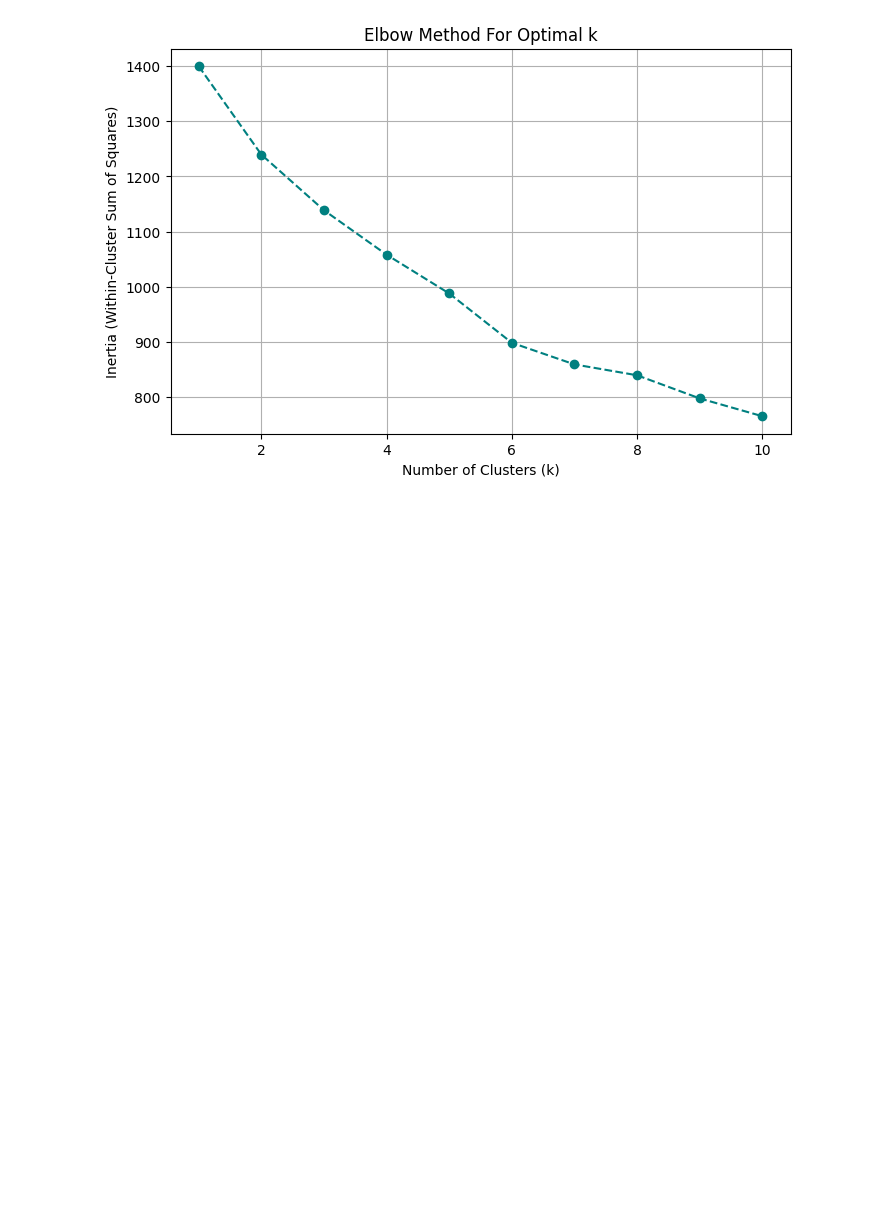
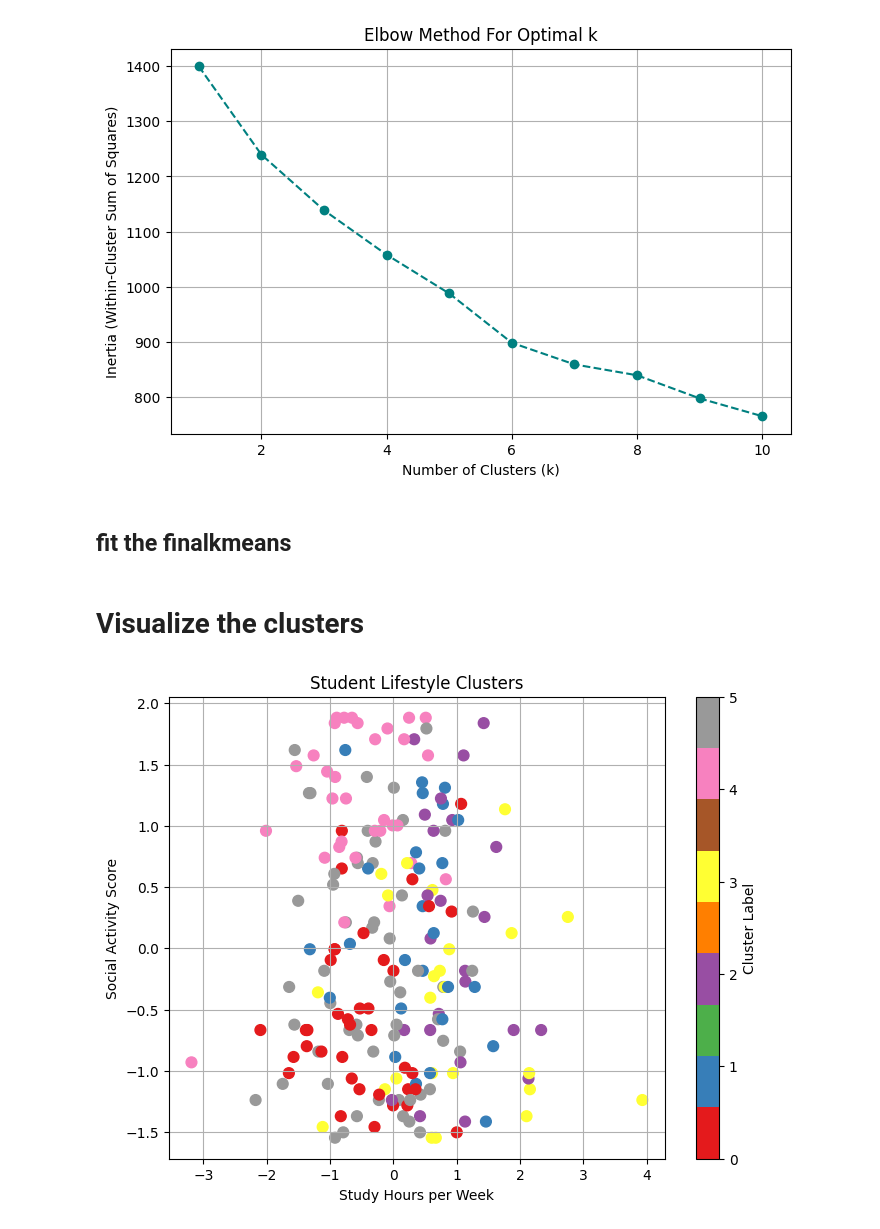
Before and after one commit to Mainabryan/Student-life-segmentation, a Jupyter notebook: Student_life_segmentation.ipynb, the cells around one changed output. Drawn from its saved outputs; the diff is of its cells as text; code cells hidden in the pictures; blank space fills up the shorter version.

```diff
--- a/Student_life_segmentation.ipynb
+++ b/Student_life_segmentation.ipynb
@@ -352,3 +352,32 @@ plt.grid(True)
 plt.show()
 # %% [output]
 [figure]
+# %% [markdown]
+## fit the finalkmeans
+# %%
+from sklearn.cluster import KMeans
+
+# Final KMeans with chosen k (e.g., 4)
+kmeans_final = KMeans(n_clusters=6, random_state=42)
+clusters = kmeans_final.fit_predict(data[features])
+
+# Add cluster labels to the original data
+data['Cluster'] = clusters
+# %% [markdown]
+# Visualize the clusters
+# %%
+import matplotlib.pyplot as plt
+
+plt.figure(figsize=(8, 6))
+plt.scatter(data['Study Hours per Week'],
+            data['Social Activity Score (1–100)'],
+            c=data['Cluster'], cmap='Set1', s=60)
+
+plt.xlabel('Study Hours per Week')
+plt.ylabel('Social Activity Score')
+plt.title('Student Lifestyle Clusters')
+plt.colorbar(label='Cluster Label')
+plt.grid(True)
+plt.show()
+# %% [output]
+[figure, added]
```
Also changed, not shown: parts of 1 cell of this notebook.
